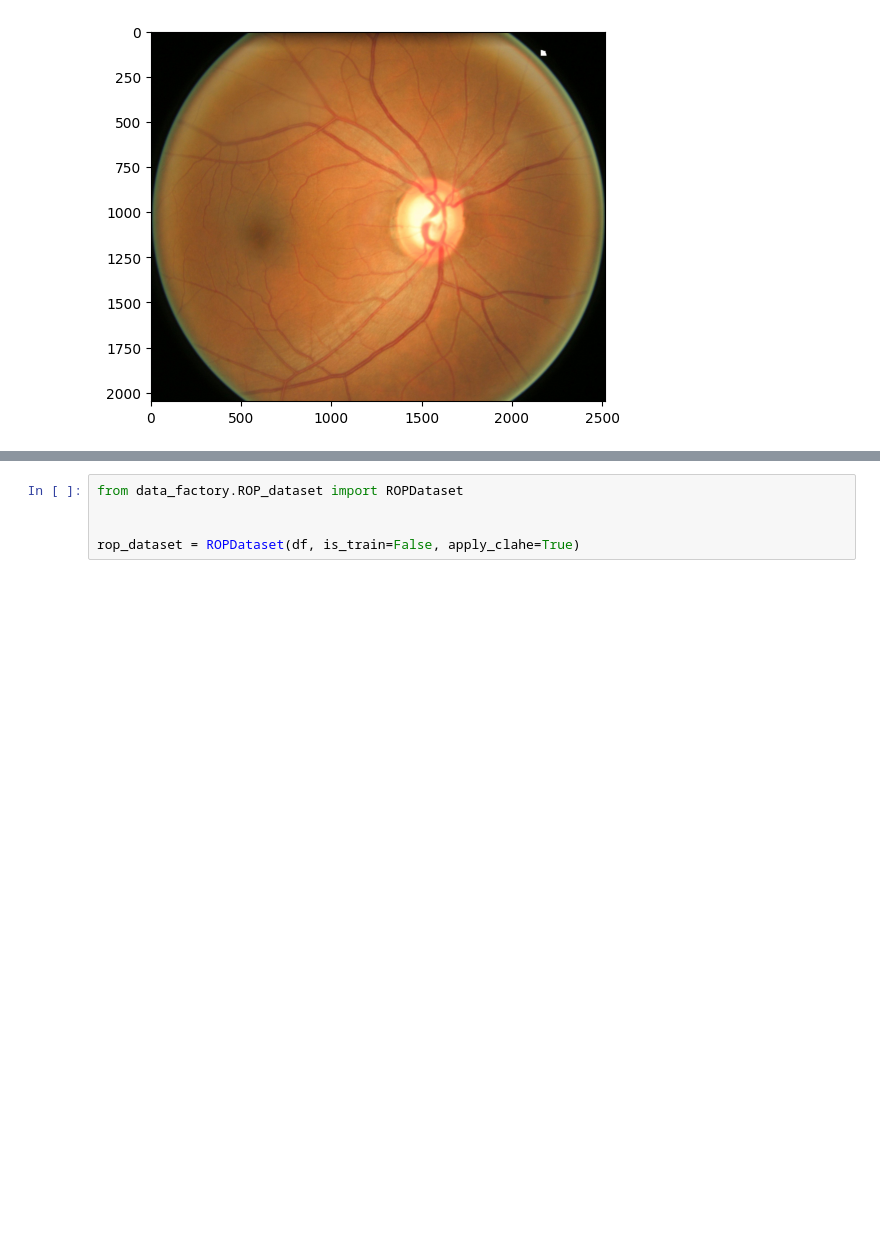
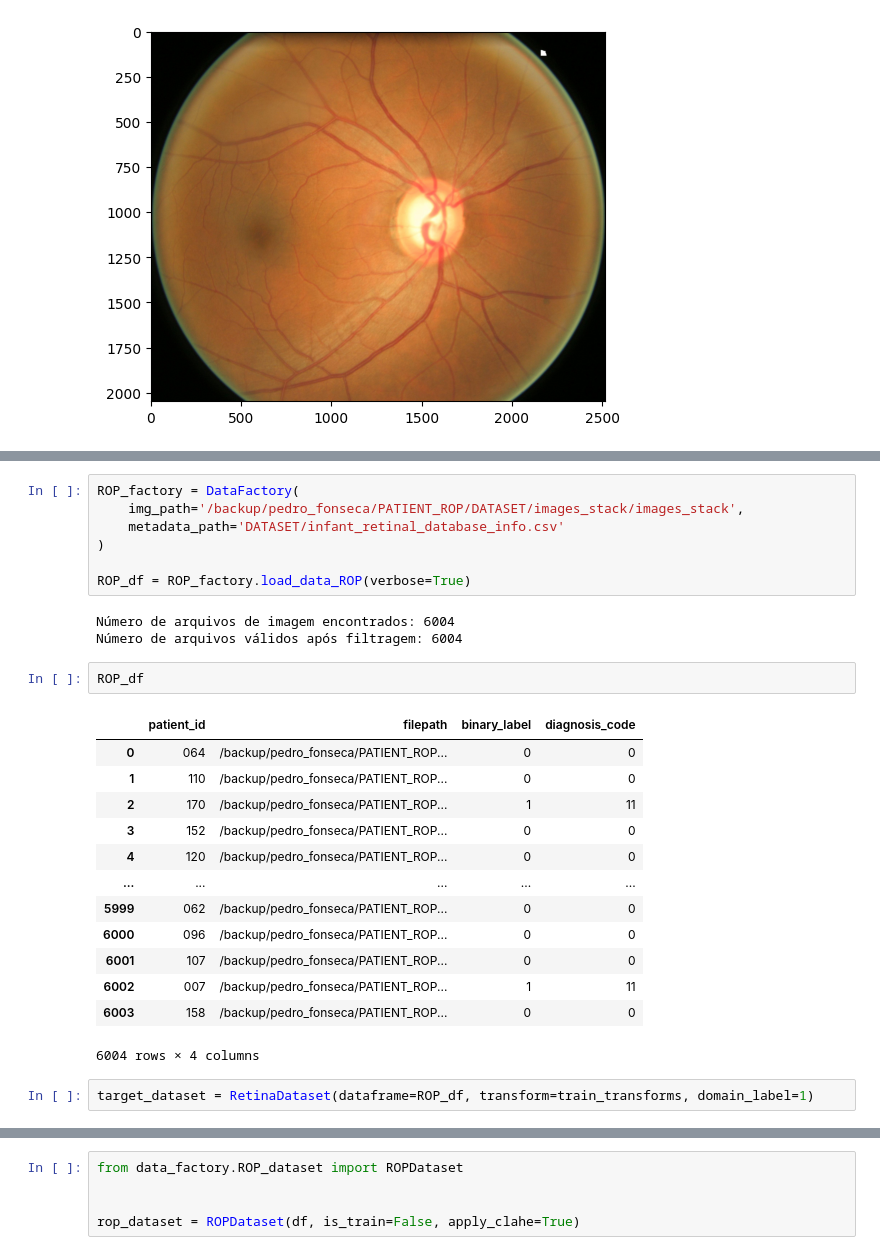
Before and after one commit to Pvictox/ROP_CLASSIFICATION, a Jupyter notebook: origa_df.ipynb, the cells around one changed output, grey strips where cells are left out. Cells and saved outputs as stored; diff of their text form; blank space fills up the shorter version.

Commit message:
[Pedro] feat: Daan Efficient

```diff
--- a/origa_df.ipynb
+++ b/origa_df.ipynb
@@ -91,0 +143,28 @@ df
+# %%
+ROP_factory = DataFactory(
+    img_path='/backup/pedro_fonseca/PATIENT_ROP/DATASET/images_stack/images_stack',
+    metadata_path='DATASET/infant_retinal_database_info.csv'
+)
+
+ROP_df = ROP_factory.load_data_ROP(verbose=True)
+# %% [output]
+Número de arquivos de imagem encontrados: 6004
+Número de arquivos válidos após filtragem: 6004
+# %%
+ROP_df
+# %% [output]
+|  | patient_id | filepath | binary_label | diagnosis_code |
+| 0 | 064 | /backup/pedro_fonseca/PATIENT_ROP... | 0 | 0 |
+| 1 | 110 | /backup/pedro_fonseca/PATIENT_ROP... | 0 | 0 |
+| 2 | 170 | /backup/pedro_fonseca/PATIENT_ROP... | 1 | 11 |
+| 3 | 152 | /backup/pedro_fonseca/PATIENT_ROP... | 0 | 0 |
+| 4 | 120 | /backup/pedro_fonseca/PATIENT_ROP... | 0 | 0 |
+| ... | ... | ... | ... | ... |
+| 5999 | 062 | /backup/pedro_fonseca/PATIENT_ROP... | 0 | 0 |
+| 6000 | 096 | /backup/pedro_fonseca/PATIENT_ROP... | 0 | 0 |
+| 6001 | 107 | /backup/pedro_fonseca/PATIENT_ROP... | 0 | 0 |
+| 6002 | 007 | /backup/pedro_fonseca/PATIENT_ROP... | 1 | 11 |
+| 6003 | 158 | /backup/pedro_fonseca/PATIENT_ROP... | 0 | 0 |
+6004 rows × 4 columns
+# %%
+target_dataset = RetinaDataset(dataframe=ROP_df, transform=train_transforms, domain_label=1)
```
Also changed, not shown: parts of 19 cells of this notebook, 2 other files.
